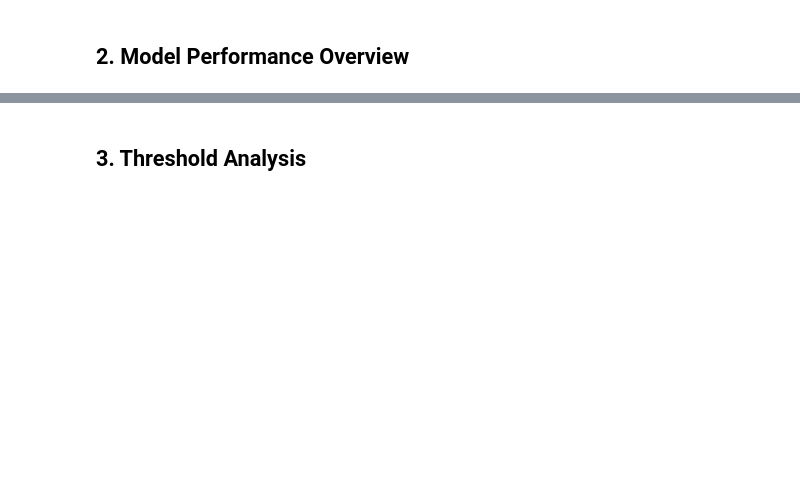
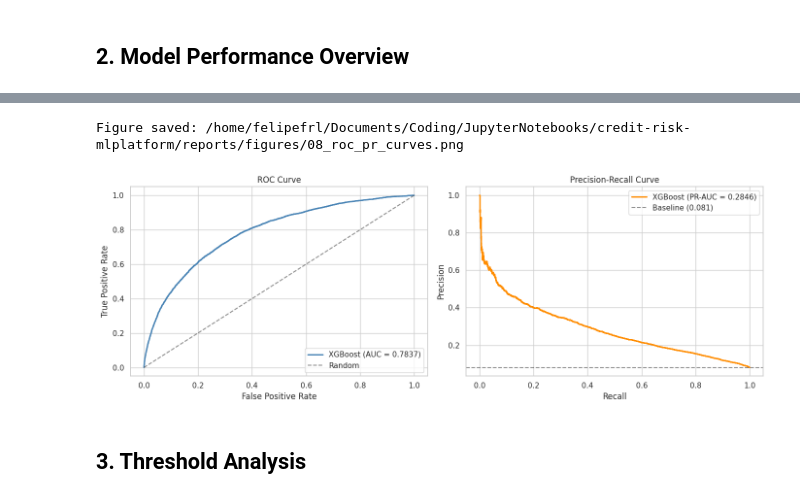
Before and after one commit to felipefl142/credit-risk-prediction-mlplatform, a Jupyter notebook: notebooks/08_evaluation.ipynb, the cells around one changed output, grey strips where cells are left out. Drawn from its saved outputs; the diff is of its cells as text; code cells hidden in the pictures; blank space fills up the shorter version.

```diff
--- a/notebooks/08_evaluation.ipynb
+++ b/notebooks/08_evaluation.ipynb
@@ -105,8 +121,9 @@ print(f"Total features: {len(feature_names)}")
 # %%
 # Load best model from NB07
-model_path = MODELS_DIR / "best_lgbm.txt"
-booster = lgb.Booster(model_file=str(model_path))
+model_path = MODELS_DIR / "best_xgb.json"
+booster = xgb.Booster(model_file=str(model_path))
 
 print(f"Loaded model from: {model_path}")
-print(f"Number of trees: {booster.num_trees()}")
-print(f"Number of features: {booster.num_feature()}")
+print(f"Number of trees: {booster.num_boosted_rounds()}")
+#print(f"Number of features: {booster.num_feature()}")
+print(f"Number of features: {len(feature_names)}")
@@ -114,7 +135,8 @@ print(f"Number of features: {booster.num_feature()}")
 ## 2. Model Performance Overview
 # %%
 # Compute predictions on test set
-y_proba = booster.predict(X_test)
+dtest = xgb.DMatrix(X_test)
+y_proba = booster.predict(dtest)
 y_pred = (y_proba >= 0.5).astype(int)
 
 # Metrics
@@ -150,29 +191,32 @@ plt.show()
 # %%
 # ROC and Precision-Recall curves
 fig, axes = plt.subplots(1, 2, figsize=(14, 5))
 
 # ROC Curve
 fpr, tpr, roc_thresholds = roc_curve(y_test, y_proba)
-axes[0].plot(fpr, tpr, label=f"LightGBM (AUC = {auc_roc:.4f})", color="steelblue", lw=2)
+axes[0].plot(fpr, tpr, label=f"XGBoost (AUC = {auc_roc:.4f})", color="steelblue", lw=2)
 axes[0].plot([0, 1], [0, 1], "k--", alpha=0.5, label="Random")
 axes[0].set_xlabel("False Positive Rate")
 axes[0].set_ylabel("True Positive Rate")
 axes[0].set_title("ROC Curve")
 axes[0].legend(loc="lower right")
 
 # Precision-Recall Curve
 precision_arr, recall_arr, pr_thresholds = precision_recall_curve(y_test, y_proba)
-axes[1].plot(recall_arr, precision_arr, label=f"LightGBM (PR-AUC = {pr_auc:.4f})", color="darkorange", lw=2)
+axes[1].plot(recall_arr, precision_arr, label=f"XGBoost (PR-AUC = {pr_auc:.4f})", color="darkorange", lw=2)
 axes[1].axhline(y=y_test.mean(), color="k", linestyle="--", alpha=0.5, label=f"Baseline ({y_test.mean():.3f})")
 axes[1].set_xlabel("Recall")
 axes[1].set_ylabel("Precision")
 axes[1].set_title("Precision-Recall Curve")
 axes[1].legend(loc="upper right")
 
 plt.tight_layout()
 fig.savefig(FIGURES_DIR / "08_roc_pr_curves.png", dpi=150, bbox_inches="tight")
 print(f"Figure saved: {FIGURES_DIR / '08_roc_pr_curves.png'}")
 plt.show()
+# %% [output]
+Figure saved: /home/felipefrl/Documents/Coding/JupyterNotebooks/credit-risk-mlplatform/reports/figures/08_roc_pr_curves.png
+[figure, added]
 # %% [markdown]
 ## 3. Threshold Analysis
 # %%
```
Also changed, not shown: parts of 28 cells of this notebook, 45 other files.
